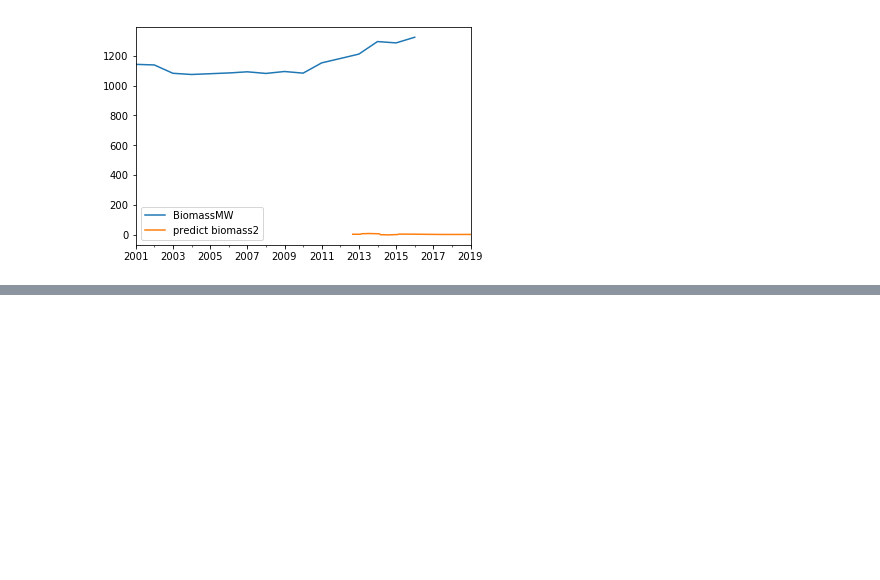
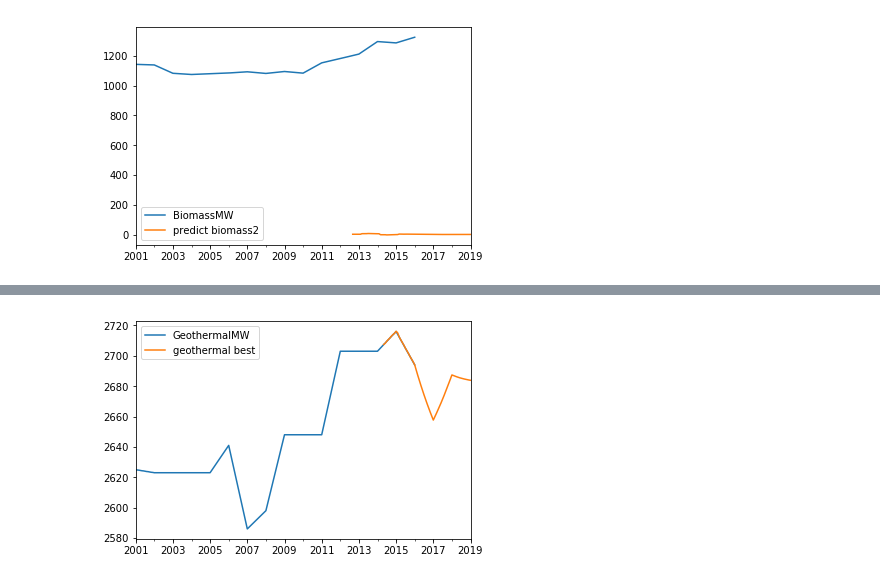
Before and after one commit to priyaggarwal/TimeSeries, a Jupyter notebook: EPP Final .ipynb, the cells around one changed output, grey strips where cells are left out. Cells and saved outputs as stored; diff of their text form; code cells hidden in the pictures; blank space fills up the shorter version.

```diff
--- a/EPP Final .ipynb
+++ b/EPP Final .ipynb
@@ -584,0 +654,9 @@ pylab.show()
+# %%
+ts2 = used_data['GeothermalMW']
+stepwise_fit = auto_arima(ts2, start_p=1, start_q=1, max_p=3, max_q=3, m=24,
+                          start_P=0, seasonal=True, d=1, D=1, trace=True,
+                          error_action='ignore',  # don't want to know if an order does not work
+                        suppress_warnings=True,  # don't want convergence warnings
+                      stepwise=True)  # set to stepwise
+
+print(stepwise_fit.summary())
@@ -584,0 +681,10 @@ pylab.show()
+# %%
+model6 = SARIMAX(ts2,order=(1,1,0),
+                seasonal_order=(2,1,0,24), enforce_invertibility=False)
+model6_fit = model6.fit(disp=0)
+# %%
+news['geothermal best'] = model6_fit.predict(start = 160, end = 220)
+news[['GeothermalMW', 'geothermal best']].plot()
+pylab.show()
+# %% [output]
+[figure, added]
```
Also changed, not shown: parts of 37 cells of this notebook.
